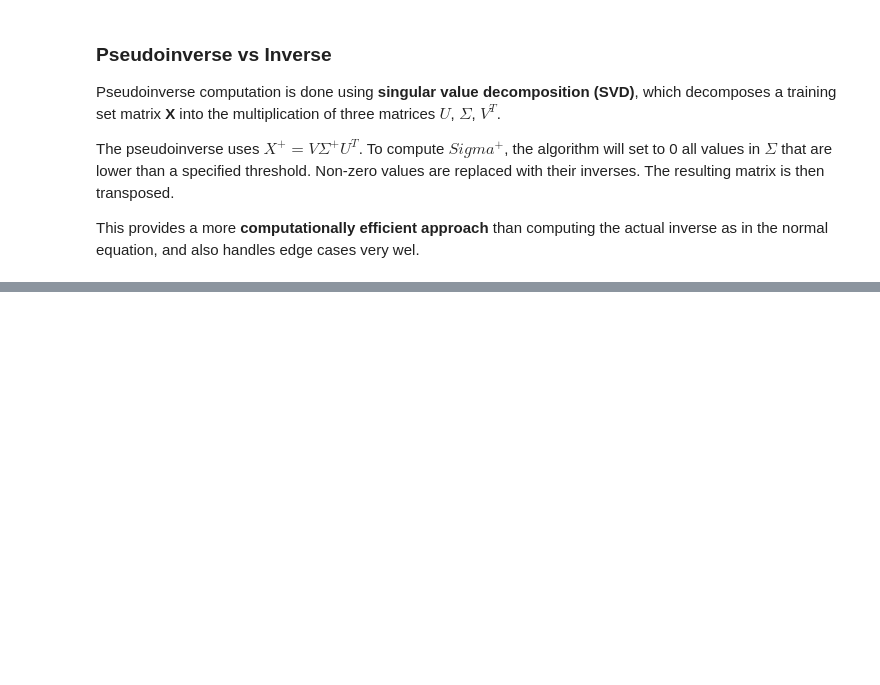
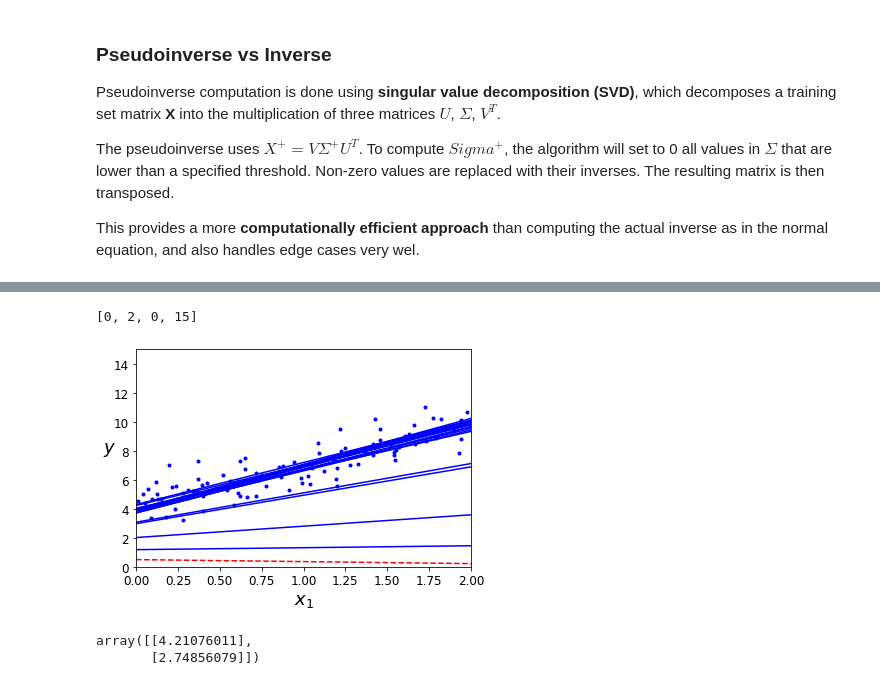
Before and after one commit to SMS-NED16/FYP-DL, a Jupyter notebook: ML-Hands-On/04_training_models/04_Training_Models_Examples.ipynb, the cells around one changed output, grey strips where cells are left out. Cells and saved outputs as stored; diff of their text form; code cells hidden in the pictures; blank space fills up the shorter version.

```diff
--- a/ML-Hands-On/04_training_models/04_Training_Models_Examples.ipynb
+++ b/ML-Hands-On/04_training_models/04_Training_Models_Examples.ipynb
@@ -156,0 +270,63 @@ This provides a more **computationally efficient approach** than computing the a
+# %%
+# Number of features
+m = len(X_b)
+
+# Seeding random number generator to match book's results
+np.random.seed(42)
+# %%
+# Can think of this as the number of iterations/full passes over the training st
+n_epochs = 50
+
+t_0, t_1 = 5, 50 # Learning schedule hyperparameters
+# %%
+def learning_schedule(t):
+    # Returns a coefficient for scaling the learning rate at time `t`
+    return t_0 / (t + t_1)
+# %%
+# Random initialization
+theta = np.random.randn(2, 1)
+# %%
+# For every epoch
+for epoch in range(n_epochs):
+    # Draw as many samples for SGD as there are samples in the training set
+    for i in range(m):
+        # For the first 20 samples in the first epoch
+        if epoch == 0 and i < 20:
+            # The prediciton using random initialised values of theta will be shown in red
+            # For all others, show blue line
+            y_predict = X_new_b.dot(theta)
+            style ='b-' if i > 0 else 'r--'
+            plt.plot(X_new, y_predict, style)
+
+        # Generate index of sample to draw from training set to update weights
+        random_index = np.random.randint(m)
+
+        # Draw sample and its label
+        x_i = X_b[random_index:random_index + 1]
+        y_i = y[random_index:random_index + 1]
+
+        # Compute the gradient using this sample
+        gradients = 2 * x_i.T.dot(x_i.dot(theta) - y_i)
+
+        # Calculate the learning rate as a function of the sample and epoch number
+        # Later epochs and later samples will have lower learning rates
+        eta = learning_schedule(epoch * m + i)
+
+        # Update the params, append to theta_path_sgd
+        theta = theta - eta * gradients
+        theta_path_sgd.append(theta)
+
+# Superimpose scatterplot of training data
+plt.plot(X, y, 'b.') # B dot. Not b. Need to make a scatter plot
+plt.xlabel('$x_1$', fontsize=18)
+plt.ylabel('$y$', rotation=0, fontsize=18)
+plt.axis([0, 2, 0, 15])
+# %% [output]
+[0, 2, 0, 15]
+[figure, added]
+# %%
+# What is the last value of theta calculated with SGD
+theta
+# %% [output]
+array([[4.21076011],
+       [2.74856079]])
```
Also changed, not shown: parts of 44 cells of this notebook.
